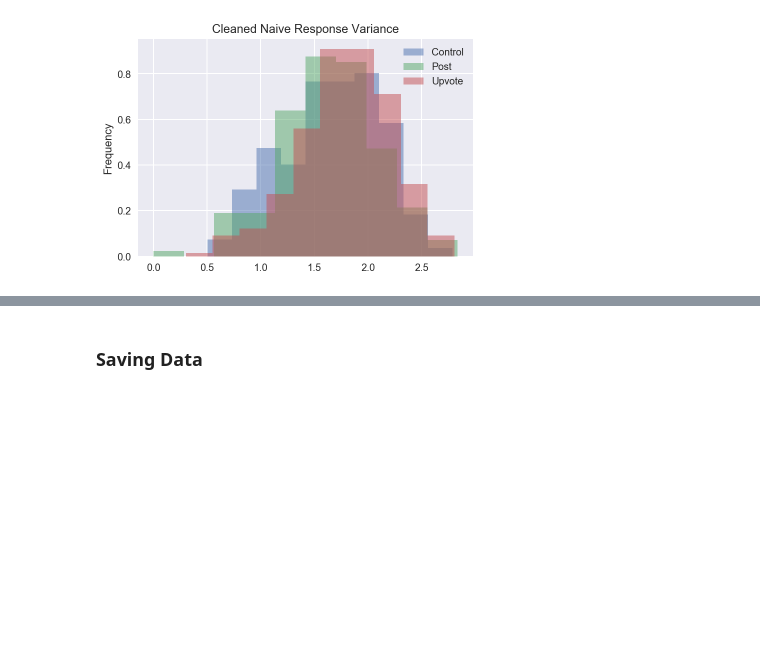
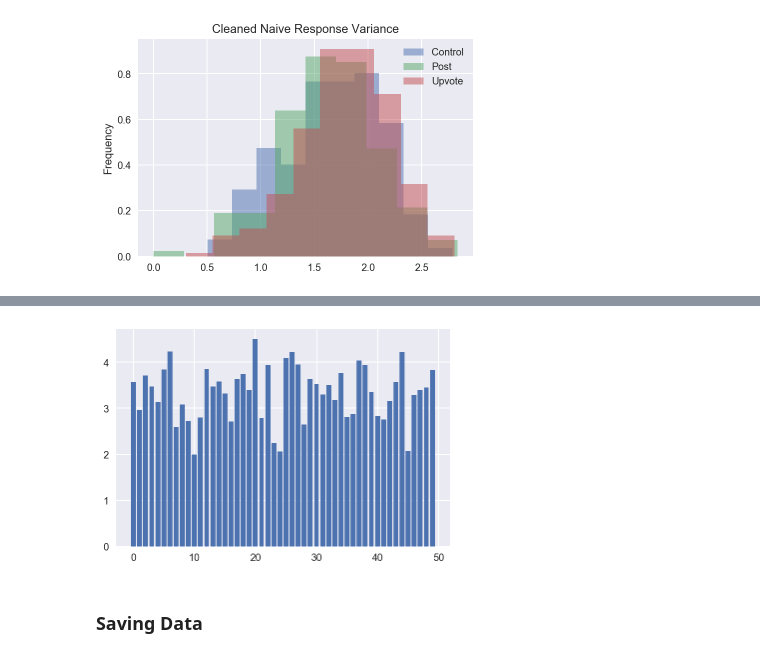
Before and after one commit to hermish/concepts-research, a Jupyter notebook: analysis/9-randomized-final/1-integrity.ipynb, the cells around one changed output, grey strips where cells are left out. Cells and saved outputs as stored; diff of their text form; code cells hidden in the pictures; blank space fills up the shorter version.

```diff
--- a/analysis/9-randomized-final/1-integrity.ipynb
+++ b/analysis/9-randomized-final/1-integrity.ipynb
@@ -204,3 +204,7 @@ plotting.label_graph(**PLOTTING_OPTIONS)
 plt.show()
 # %% [output]
 [figure]
+# %%
+control_responses = new_control_responses
+post_responses = new_post_responses
+upvote_responses = new_upvote_responses
@@ -206,0 +213,20 @@ plt.show()
+# %%
+COLUMN_NAMES = ['curiosity', 'confidence', 'usefulness',
+    'popularity', 'writing', 'surprise', 'social_utility',
+    'number', 'choice']
+flattened_data = {col: [] for col in COLUMN_NAMES}
+
+for index, row in control_responses.iterrows():
+    for q_label in ALL_LABELS:
+        for number, col_name in enumerate(COLUMN_NAMES[:-2]):
+            flattened_data[col_name].append(
+                row['{}_j{}'.format(q_label, number)])
+
+        choice_info = row['{}_choice'.format(q_label)]
+        index_info = row['{}_index'.format(q_label)]
+
+        flattened_data['choice'].append(choice_info)
+        flattened_data['number'].append(index_info)
+# %%
+question_data = pd.DataFrame(flattened_data)
+question_data.head()
@@ -207,3 +240,15 @@ plt.show()
+# %%
+PLOTTING_OPTIONS = {
+    'title': '{} Distribution',
+    'ylabel': 'Frequency',
+    'legend': ['Control', 'Post', 'Upvote']
+}
+
+grouped = question_data.groupby('number')
+questions = grouped.curiosity.agg(np.mean)
+plotting.plot_single_bar(questions)
+# %% [output]
+[figure, added]
 # %% [markdown]
 ### Saving Data
 # %%
```
Also changed, not shown: parts of 3 cells of this notebook, 1 other file.
